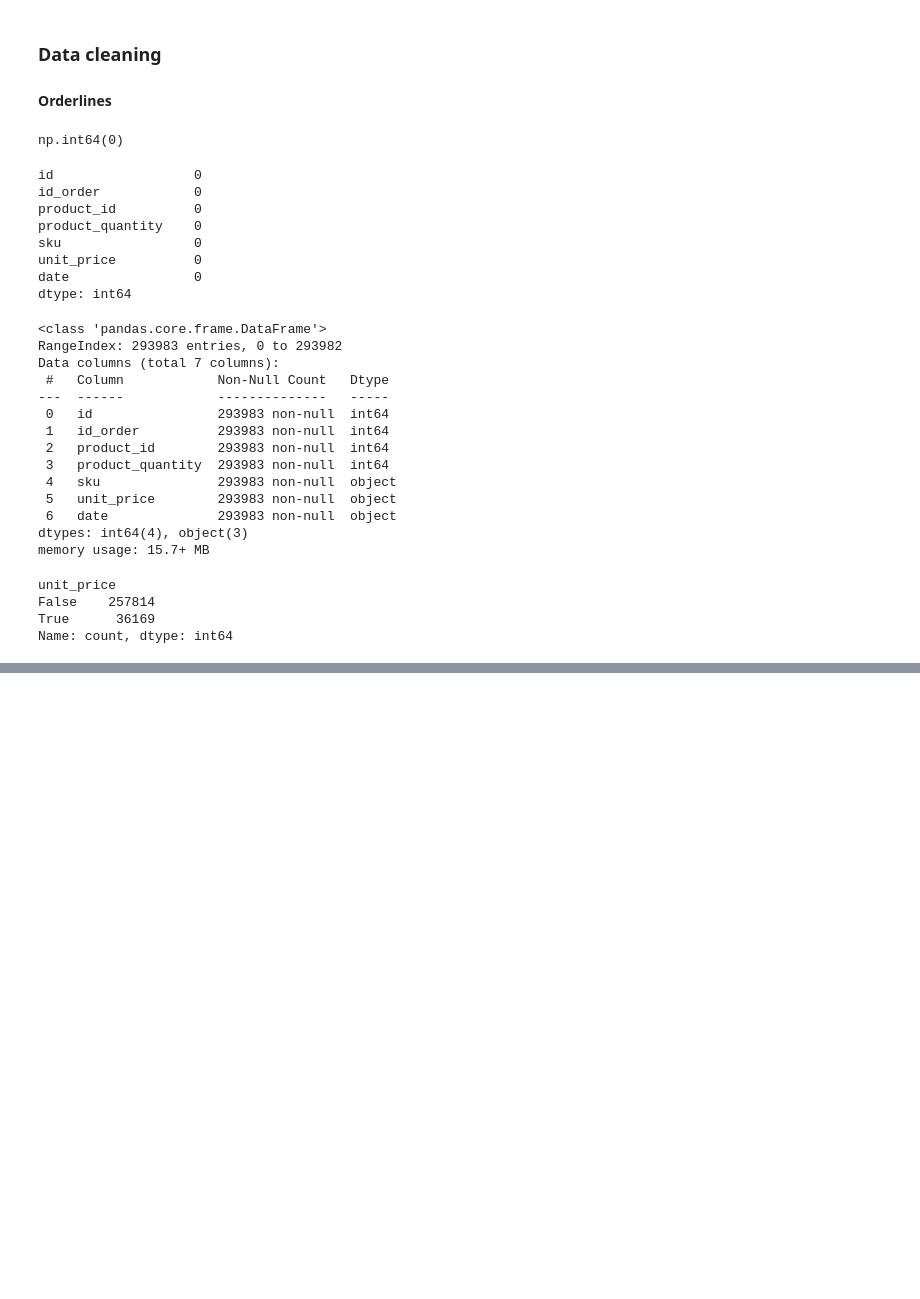
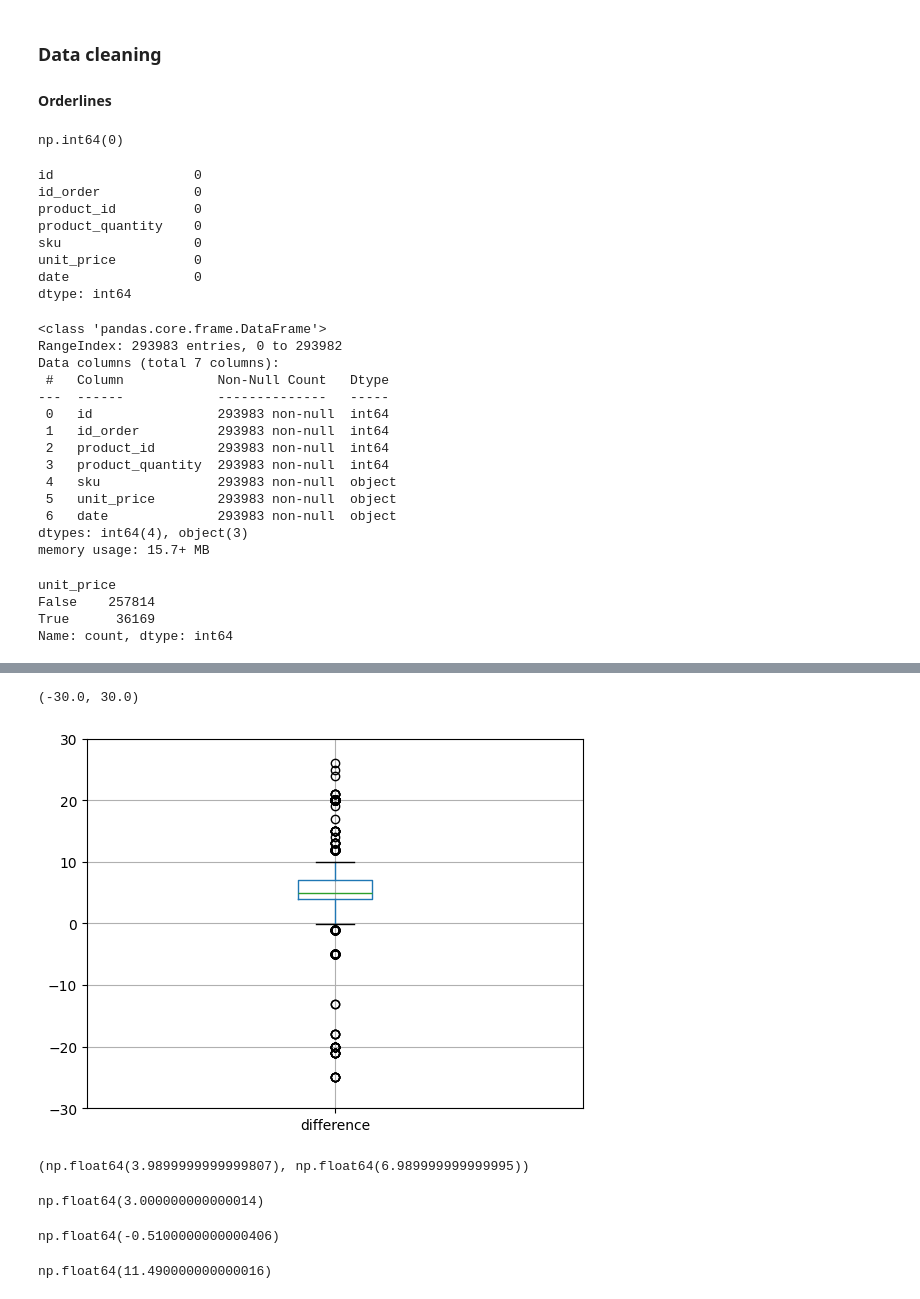
Before and after one commit to yazdan0101/ENIAC-discounts-strategy, a Jupyter notebook: notebooks/data_cleaning.ipynb, the cells around one changed output, grey strips where cells are left out. Drawn from its saved outputs; the diff is of its cells as text; code cells hidden in the pictures; blank space fills up the shorter version.

```diff
--- a/notebooks/data_cleaning.ipynb
+++ b/notebooks/data_cleaning.ipynb
@@ -460,0 +605,31 @@ copy_orderlines_df.to_csv('../data/clean/orderlines_cl.csv')
+# %%
+# We know this rule from the boxplot
+ax = diff_df.boxplot("difference");
+ax.set_ylim(-30, +30)
+# %% [output]
+(-30.0, 30.0)
+[figure, added]
+# %%
+# calculate the quartiles
+Q1 = diff_df["difference"].quantile(0.25)
+Q3 = diff_df["difference"].quantile(0.75)
+
+Q1, Q3
+# %% [output]
+(np.float64(3.9899999999999807), np.float64(6.989999999999995))
+# %%
+# calculate the interquartile range
+IQR = Q3-Q1
+IQR
+# %% [output]
+np.float64(3.000000000000014)
+# %%
+# lower boundary
+Q1 - 1.5*IQR
+# %% [output]
+np.float64(-0.5100000000000406)
+# %%
+# upper boundary
+Q3 + 1.5*IQR
+# %% [output]
+np.float64(11.490000000000016)
```
Also changed, not shown: parts of 69 cells of this notebook, 4 other files.
